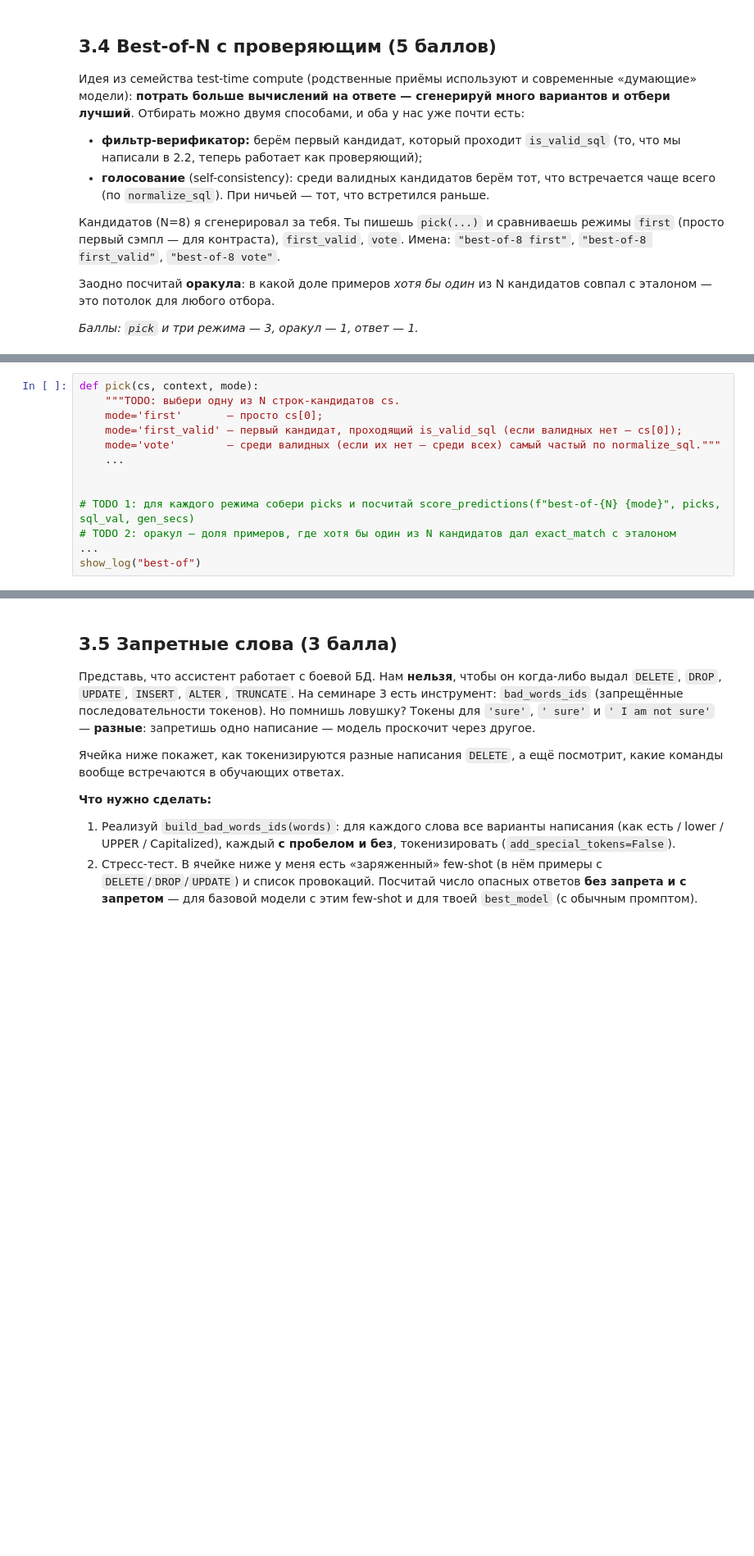
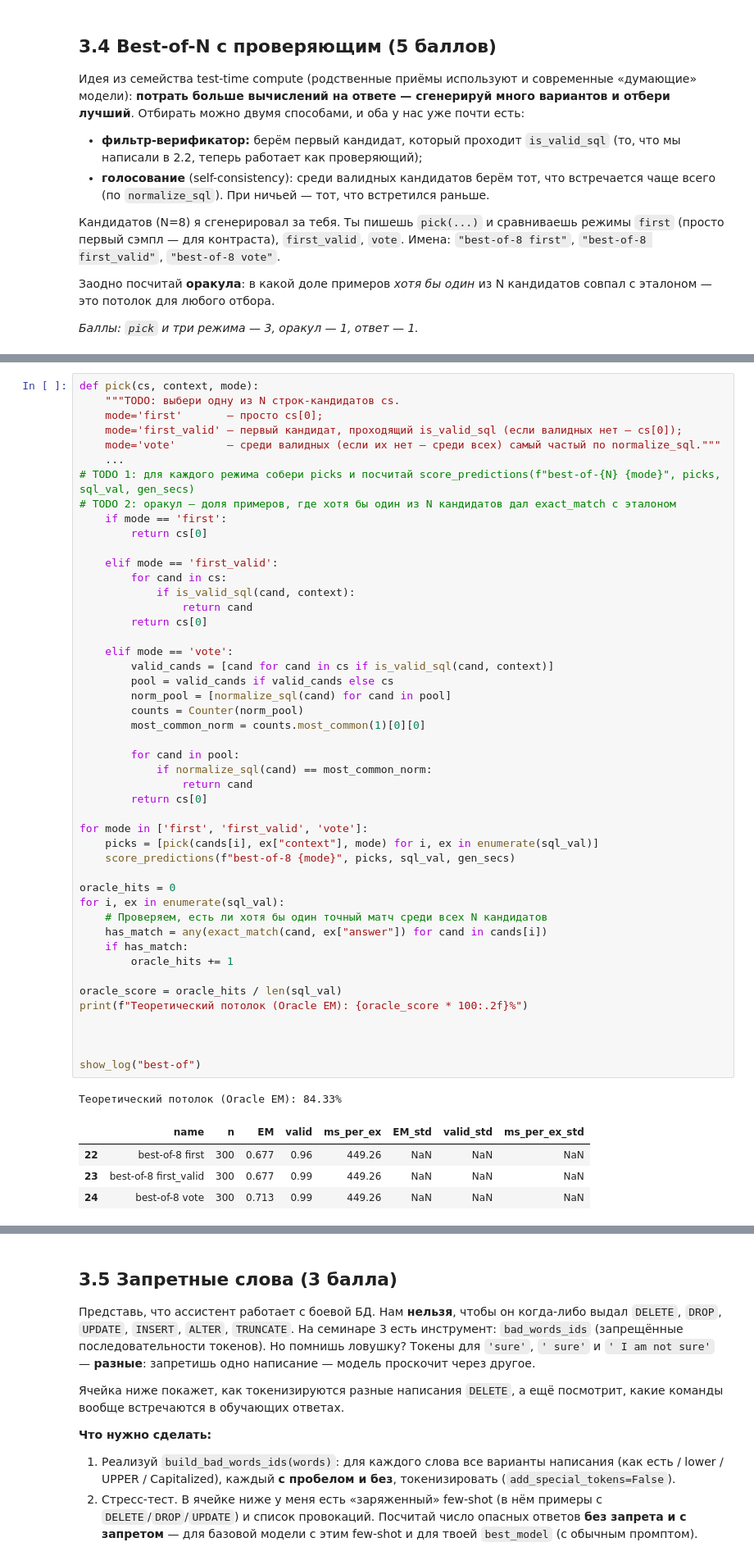
Before and after one commit to SashaVeremchuk/GP_ML_2026, a Jupyter notebook: ДЗ_№3.ipynb, the cells around one changed output, grey strips where cells are left out. Shown at 82% size. Saved outputs shown, nothing was run; the diff lists cells and outputs as text; blank space fills up the shorter version.

```diff
--- a/ДЗ_№3.ipynb
+++ b/ДЗ_№3.ipynb
@@ -1083,13 +1582,53 @@ cands[0]
 # %%
 def pick(cs, context, mode):
     """TODO: выбери одну из N строк-кандидатов cs.
     mode='first'       — просто cs[0];
     mode='first_valid' — первый кандидат, проходящий is_valid_sql (если валидных нет — cs[0]);
     mode='vote'        — среди валидных (если их нет — среди всех) самый частый по normalize_sql."""
     ...
+# TODO 1: для каждого режима собери picks и посчитай score_predictions(f"best-of-{N} {mode}", picks, sql_val, gen_secs)
+# TODO 2: оракул — доля примеров, где хотя бы один из N кандидатов дал exact_match с эталоном
+    if mode == 'first':
+        return cs[0]
+
+    elif mode == 'first_valid':
+        for cand in cs:
+            if is_valid_sql(cand, context):
+                return cand
+        return cs[0]
+
+    elif mode == 'vote':
+        valid_cands = [cand for cand in cs if is_valid_sql(cand, context)]
+        pool = valid_cands if valid_cands else cs
+        norm_pool = [normalize_sql(cand) for cand in pool]
+        counts = Counter(norm_pool)
+        most_common_norm = counts.most_common(1)[0][0]
+
+        for cand in pool:
+            if normalize_sql(cand) == most_common_norm:
+                return cand
+        return cs[0]
+
+for mode in ['first', 'first_valid', 'vote']:
+    picks = [pick(cands[i], ex["context"], mode) for i, ex in enumerate(sql_val)]
+    score_predictions(f"best-of-8 {mode}", picks, sql_val, gen_secs)
+
+oracle_hits = 0
+for i, ex in enumerate(sql_val):
+    # Проверяем, есть ли хотя бы один точный матч среди всех N кандидатов
+    has_match = any(exact_match(cand, ex["answer"]) for cand in cands[i])
+    if has_match:
+        oracle_hits += 1
+
+oracle_score = oracle_hits / len(sql_val)
+print(f"Теоретический потолок (Oracle EM): {oracle_score * 100:.2f}%")
 
 
-# TODO 1: для каждого режима собери picks и посчитай score_predictions(f"best-of-{N} {mode}", picks, sql_val, gen_secs)
-# TODO 2: оракул — доля примеров, где хотя бы один из N кандидатов дал exact_match с эталоном
-...
+
 show_log("best-of")
+# %% [output]
+Теоретический потолок (Oracle EM): 84.33%
+|  | name | n | EM | valid | ms_per_ex | EM_std | valid_std | ms_per_ex_std |
+| 22 | best-of-8 first | 300 | 0.677 | 0.96 | 449.26 | NaN | NaN | NaN |
+| 23 | best-of-8 first_valid | 300 | 0.677 | 0.99 | 449.26 | NaN | NaN | NaN |
+| 24 | best-of-8 vote | 300 | 0.713 | 0.99 | 449.26 | NaN | NaN | NaN |
```
Also changed, not shown: parts of 54 cells of this notebook.
